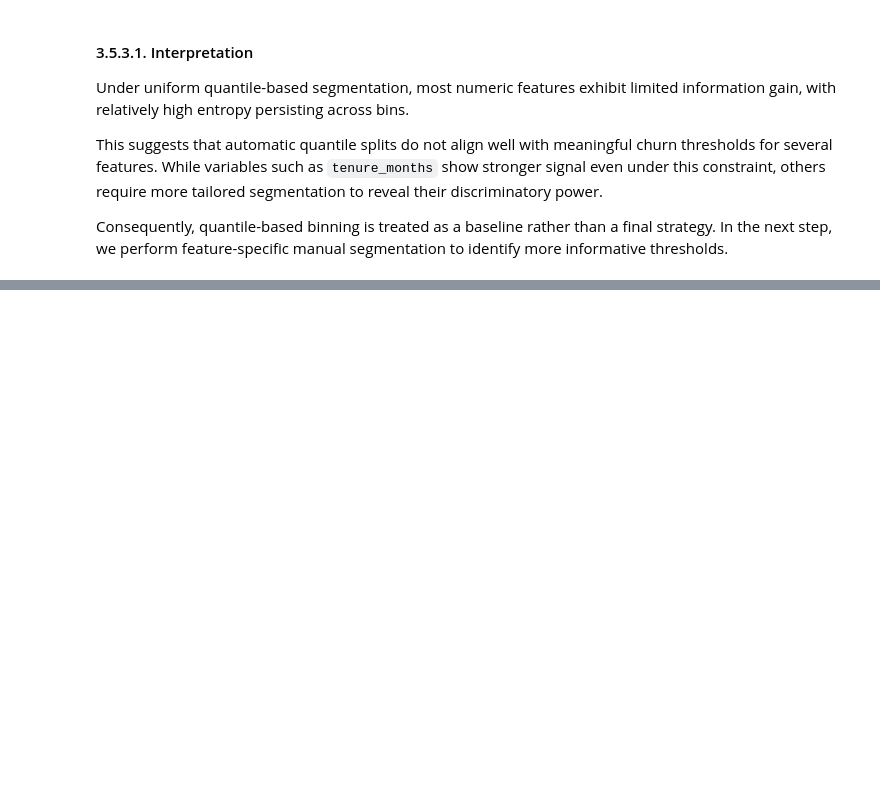
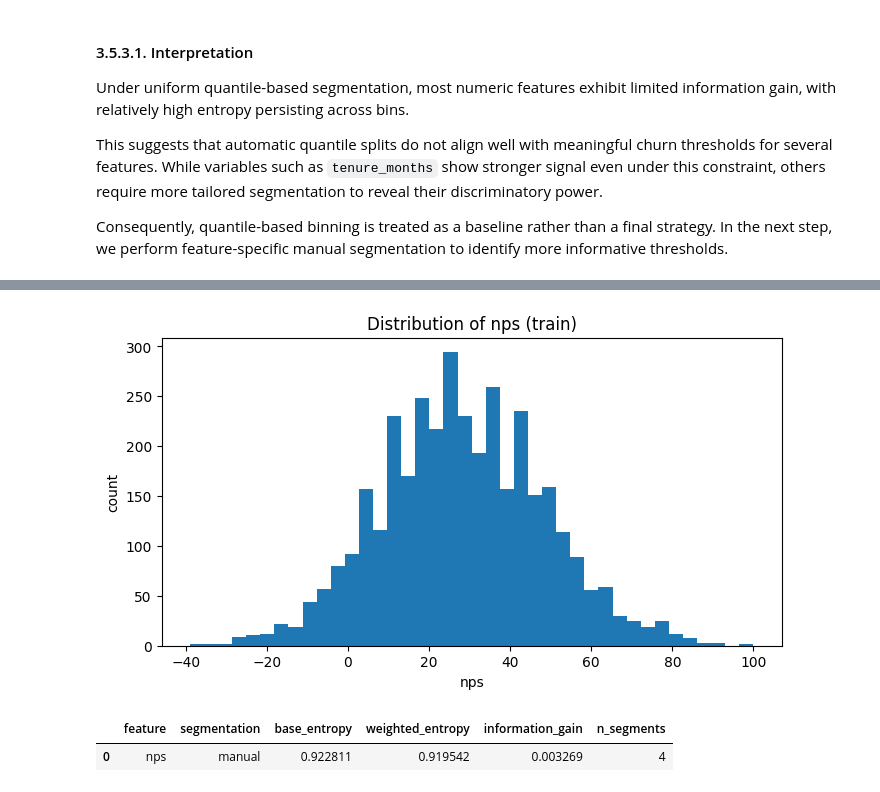
Before and after one commit to nastasiaoginska/customer-churn-predictive-modeling, a Jupyter notebook: notebooks/03_supervised_segmentation_entropy_ig.ipynb, the cells around one changed output, grey strips where cells are left out. Saved outputs shown, nothing was run; the diff lists cells and outputs as text; code cells hidden in the pictures; blank space fills up the shorter version.

```diff
--- a/notebooks/03_supervised_segmentation_entropy_ig.ipynb
+++ b/notebooks/03_supervised_segmentation_entropy_ig.ipynb
@@ -649,0 +807,26 @@ pd.DataFrame([summary_logins]).round(6)
+# %%
+plt.figure(figsize=(8, 4))
+plt.hist(X_train["nps"].dropna(), bins=40)
+plt.xlabel("nps")
+plt.ylabel("count")
+plt.title("Distribution of nps (train)")
+plt.show()
+# %% [output]
+[figure, added]
+# %%
+nps_bins = [-float("inf"), 0, 30, float("inf")]
+nps_labels = ["Detractors", "Passives", "Promoters"]
+
+seg_nps, summary_nps = ig_for_manual_segments(
+    X=X_train,
+    y=y_train,
+    feature="nps",
+    bins=nps_bins,
+    labels=nps_labels,
+    base_entropy=base_entropy
+)
+seg_nps
+pd.DataFrame([summary_nps]).round(6)
+# %% [output]
+|  | feature | segmentation | base_entropy | weighted_entropy | information_gain | n_segments |
+| 0 | nps | manual | 0.922811 | 0.919542 | 0.003269 | 4 |
```
Also changed, not shown: parts of 59 cells of this notebook.
